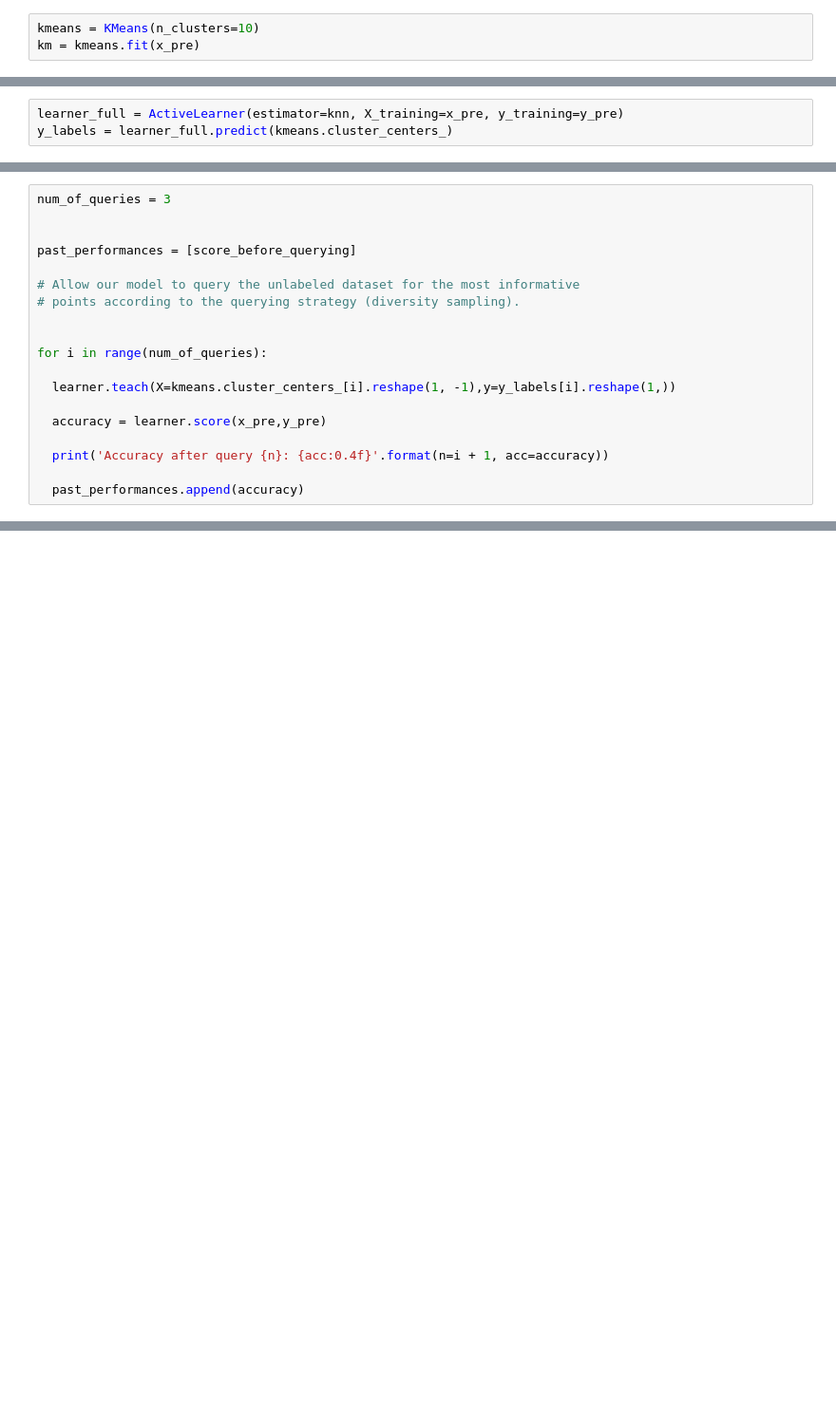
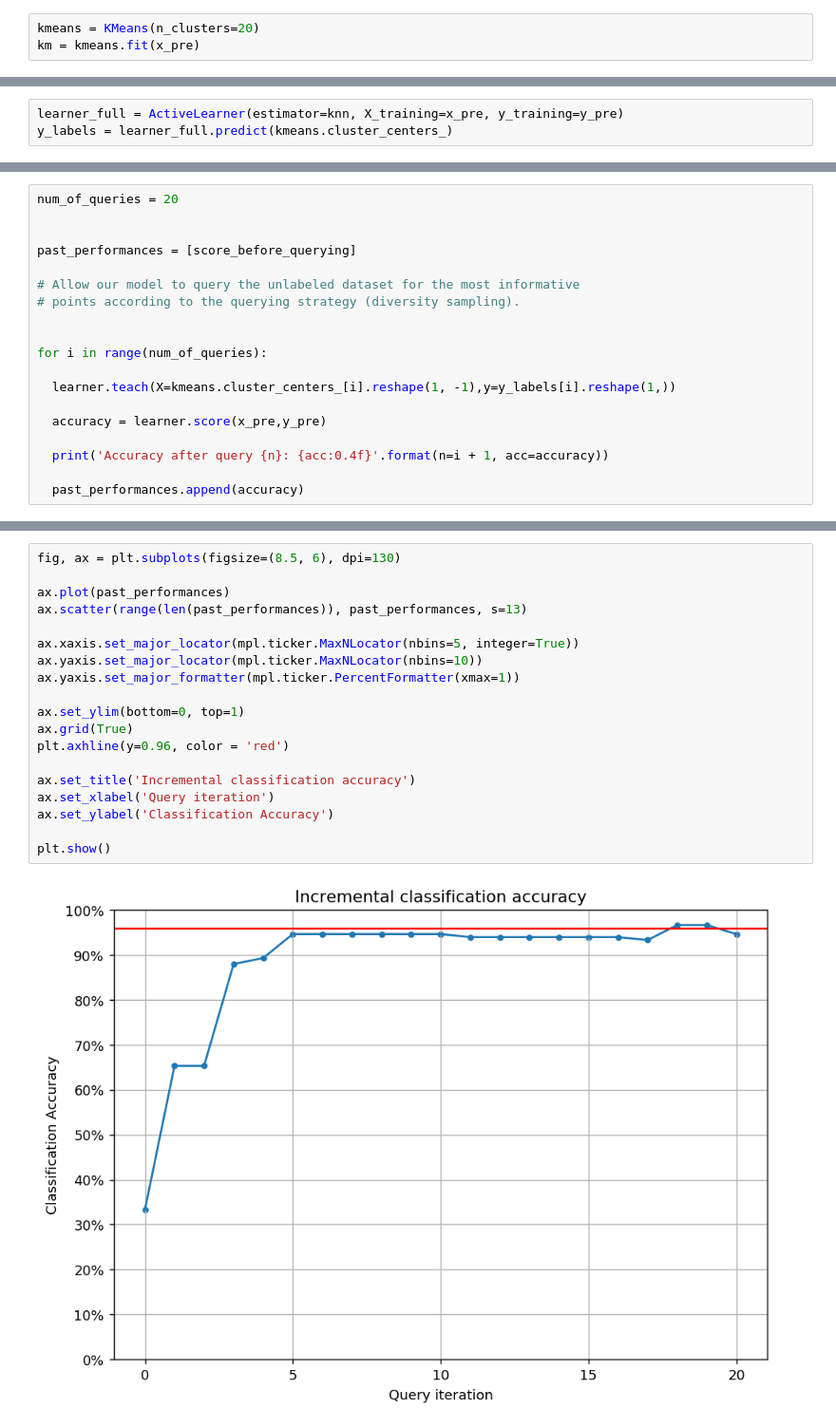
Before and after one commit to ayushjain1144/Active-Learning, a Jupyter notebook: Diversity_Sampling.ipynb, the cells around one changed output, grey strips where cells are left out. Shown at 95% size. Drawn from its saved outputs; the diff is of its cells as text; blank space fills up the shorter version.

```diff
--- a/Diversity_Sampling.ipynb
+++ b/Diversity_Sampling.ipynb
@@ -97,7 +94,7 @@ plt.show()
 # %%
 from sklearn.cluster import KMeans
 # %%
-kmeans = KMeans(n_clusters=10)
+kmeans = KMeans(n_clusters=20)
 km = kmeans.fit(x_pre)
 # %%
 print(kmeans.cluster_centers_[0])
@@ -150,5 +154,5 @@ array([2, 0, 1, 2, 2, 1, 2, 0, 1, 0])
 # %%
-num_of_queries = 3
+num_of_queries = 20
 
 
 past_performances = [score_before_querying]
@@ -172,0 +196,21 @@ Accuracy after query 3: 0.6667
+# %%
+fig, ax = plt.subplots(figsize=(8.5, 6), dpi=130)
+
+ax.plot(past_performances)
+ax.scatter(range(len(past_performances)), past_performances, s=13)
+
+ax.xaxis.set_major_locator(mpl.ticker.MaxNLocator(nbins=5, integer=True))
+ax.yaxis.set_major_locator(mpl.ticker.MaxNLocator(nbins=10))
+ax.yaxis.set_major_formatter(mpl.ticker.PercentFormatter(xmax=1))
+
+ax.set_ylim(bottom=0, top=1)
+ax.grid(True)
+plt.axhline(y=0.96, color = 'red')
+
+ax.set_title('Incremental classification accuracy')
+ax.set_xlabel('Query iteration')
+ax.set_ylabel('Classification Accuracy')
+
+plt.show()
+# %% [output]
+[figure, added]
```
Also changed, not shown: parts of 11 cells of this notebook.
